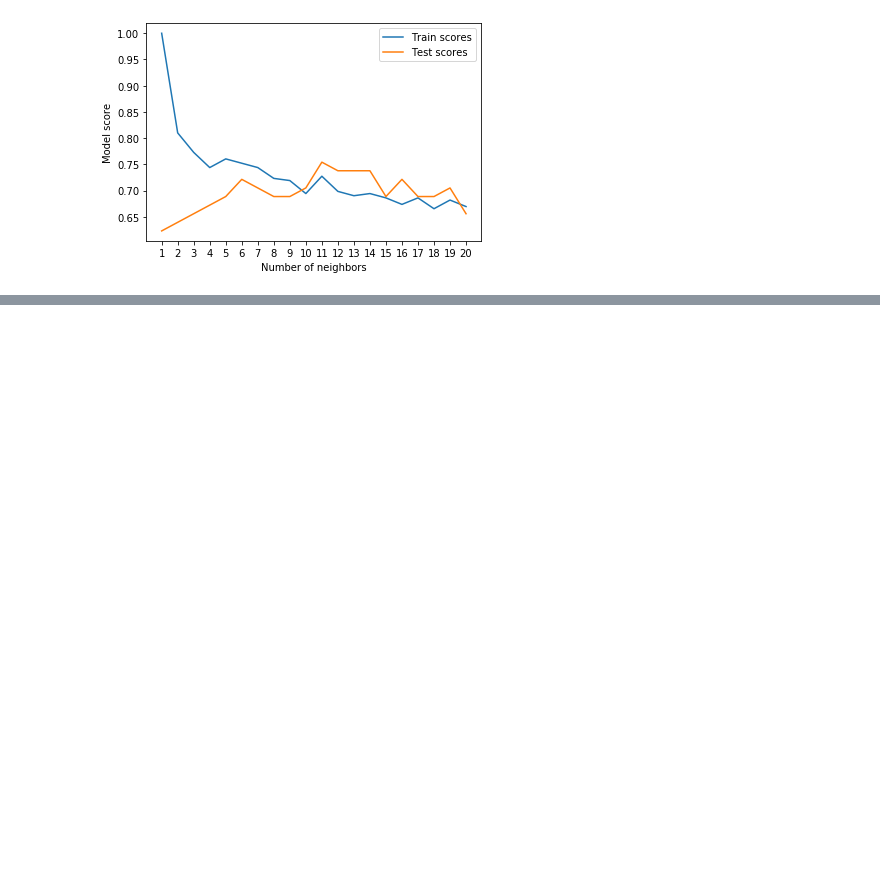
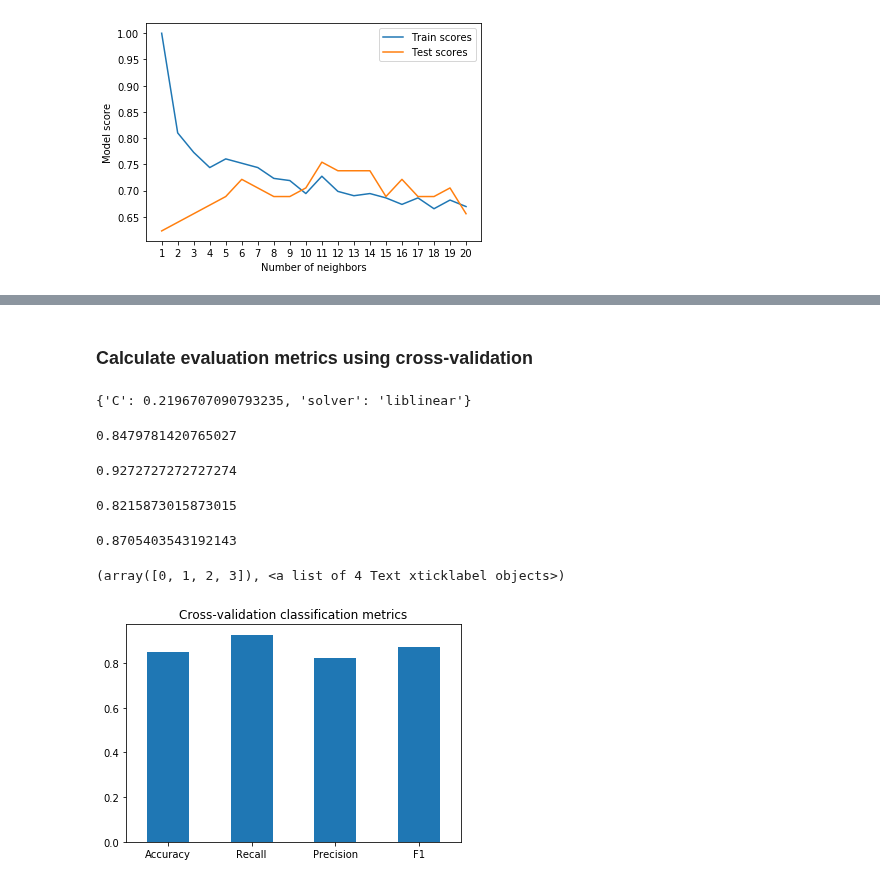
Before and after one commit to aliazani/machine-learning, a Jupyter notebook: 6-projects/1-heart-disease/heart_disease_classification.ipynb, the cells around one changed output, grey strips where cells are left out. Cells and saved outputs as stored; diff of their text form; code cells hidden in the pictures; blank space fills up the shorter version.

```diff
--- a/6-projects/1-heart-disease/heart_disease_classification.ipynb
+++ b/6-projects/1-heart-disease/heart_disease_classification.ipynb
@@ -494,0 +687,7 @@ plt.xticks(np.arange(1, 21, 1));
+# %% [markdown]
+### Calculate evaluation metrics using cross-validation
+# %%
+# check the best params
+gs_logestic_regression.best_params_
+# %% [output]
+{'C': 0.2196707090793235, 'solver': 'liblinear'}
@@ -494,0 +697,38 @@ plt.xticks(np.arange(1, 21, 1));
+# %%
+#cross-validation accuracy
+accurcy_cv = cross_val_score(clf, x, y, scoring='accuracy', cv=5)
+accurcy_cv = np.mean(accurcy_cv)
+accurcy_cv
+# %% [output]
+0.8479781420765027
+# %%
+# cross-validation recall
+recall_cv = cross_val_score(clf, x, y, scoring='recall', cv=5)
+recall_cv = np.mean(recall_cv)
+recall_cv
+# %% [output]
+0.9272727272727274
+# %%
+# cross-validation precision
+precision_cv = cross_val_score(clf, x, y, scoring='precision', cv=5)
+precision_cv = np.mean(precision_cv)
+precision_cv
+# %% [output]
+0.8215873015873015
+# %%
+# cross-validation f1
+f1_cv = cross_val_score(clf, x, y, scoring='f1', cv=5)
+f1_cv = np.mean(f1_cv)
+f1_cv
+# %% [output]
+0.8705403543192143
+# %%
+# visualize cross-validation metrics
+cv_metrics = pd.DataFrame({'Accuracy': accurcy_cv, 'Recall': recall_cv,
+                           'Precision': precision_cv, 'F1': f1_cv},
+                         index=[0])
+cv_metrics.T.plot.bar(title='Cross-validation classification metrics', legend=False)
+plt.xticks(rotation=0)
+# %% [output]
+(array([0, 1, 2, 3]), <a list of 4 Text xticklabel objects>)
+[figure, added]
```
Also changed, not shown: parts of 20 cells of this notebook.
